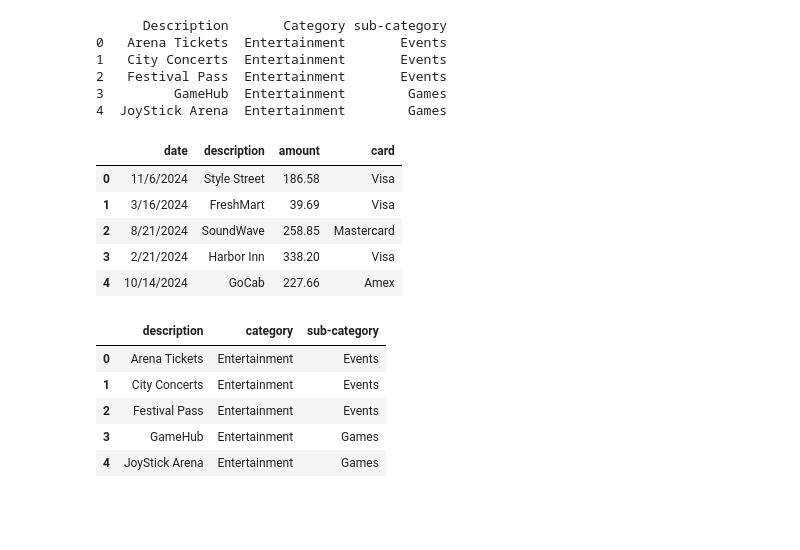
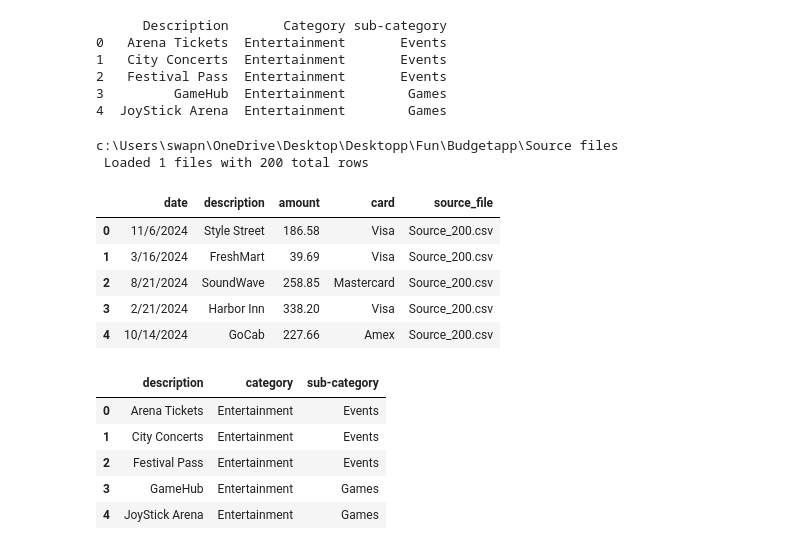
Before and after one commit to SwapnikaD/BudgetApp, a Jupyter notebook: budget_main.ipynb, the cells around one changed output. Saved outputs shown, nothing was run; the diff lists cells and outputs as text; code cells hidden in the pictures; blank space fills up the shorter version.

```diff
--- a/budget_main.ipynb
+++ b/budget_main.ipynb
@@ -88,19 +88,43 @@ print(df.head())
 4  JoyStick Arena  Entertainment        Games
 # %%
 # read csv source file and convert data to dataframe
-source_file = "Source_200.csv"
-src = standardize_cols(pd.read_csv(source_file))
-required_src = {"date", "description", "amount", "card"}
-if not required_src.issubset(set(src.columns)):
-    raise ValueError(f"Source file must contain columns {required_src}. Found: {list(src.columns)}")
+# source_file = "Source_200.csv"
+# src = standardize_cols(pd.read_csv(source_file))
+# required_src = {"date", "description", "amount", "card"}
+# if not required_src.issubset(set(src.columns)):
+#     raise ValueError(f"Source file must contain columns {required_src}. Found: {list(src.columns)}")
+# src.head()
+
+relative_path = 'Source files'
+absolute_path = os.path.abspath(relative_path)
+print(absolute_path)
+# Collect all CSV file paths
+csv_files = [os.path.join(absolute_path, f) for f in os.listdir(absolute_path) if f.lower().endswith(".csv")]
+
+# Read and combine
+df_list = []
+for file in csv_files:
+    temp_df = standardize_cols(pd.read_csv(file))
+    temp_df["source_file"] = os.path.basename(file)   # optional: track origin
+    required_src = {"date", "description", "amount", "card"}
+    if not required_src.issubset(set(temp_df.columns)):
+        raise ValueError(f"Source file must contain columns {required_src}. Found: {list(temp_df.columns)}")
+    df_list.append(temp_df)
+
+# Concatenate into one unified DataFrame
+src = pd.concat(df_list, ignore_index=True)
+
+print(f" Loaded {len(csv_files)} files with {len(src)} total rows")
 src.head()
 # %% [output]
+c:\Users\swapn\OneDrive\Desktop\Desktopp\Fun\Budgetapp\Source files
+ Loaded 1 files with 200 total rows
-|  | date | description | amount | card |
-| 0 | 11/6/2024 | Style Street | 186.58 | Visa |
-| 1 | 3/16/2024 | FreshMart | 39.69 | Visa |
-| 2 | 8/21/2024 | SoundWave | 258.85 | Mastercard |
-| 3 | 2/21/2024 | Harbor Inn | 338.20 | Visa |
-| 4 | 10/14/2024 | GoCab | 227.66 | Amex |
+|  | date | description | amount | card | source_file |
+| 0 | 11/6/2024 | Style Street | 186.58 | Visa | Source_200.csv |
+| 1 | 3/16/2024 | FreshMart | 39.69 | Visa | Source_200.csv |
+| 2 | 8/21/2024 | SoundWave | 258.85 | Mastercard | Source_200.csv |
+| 3 | 2/21/2024 | Harbor Inn | 338.20 | Visa | Source_200.csv |
+| 4 | 10/14/2024 | GoCab | 227.66 | Amex | Source_200.csv |
 # %%
 # read reference file to match data to categories and sub-categories
 referene_file = "updated_references.csv"
```
Also changed, not shown: parts of 3 cells of this notebook, 3 other files.
